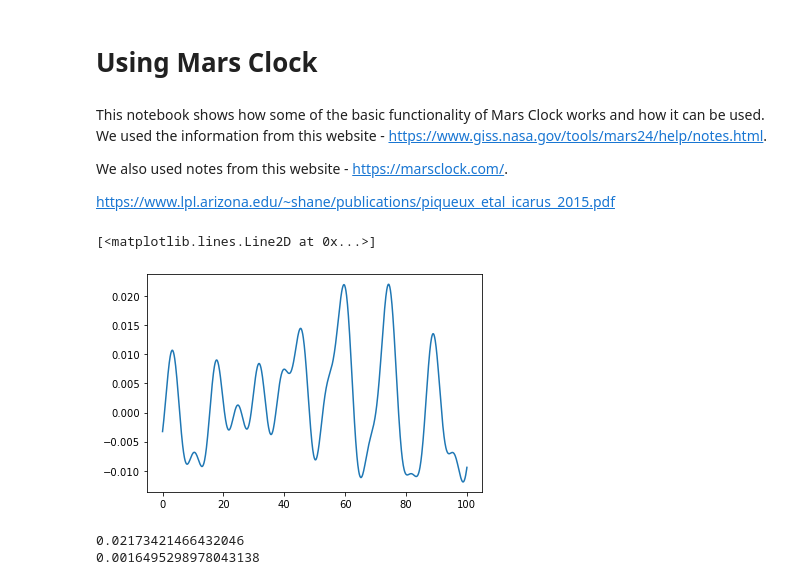
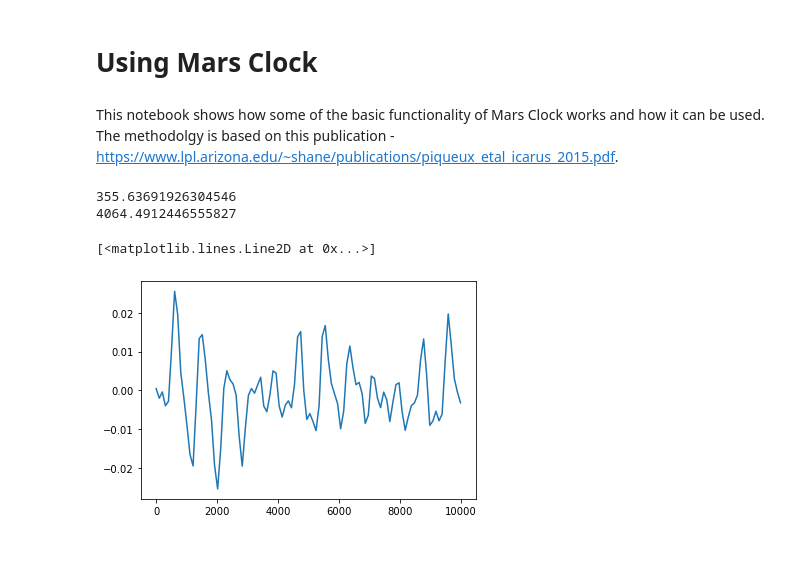
Before and after one commit to BoiseStatePlanetary/mars_clock, a Jupyter notebook: docs/examples/Using_Mars_Clock.ipynb, the cells around one changed output. Drawn from its saved outputs; the diff is of its cells as text; code cells hidden in the pictures; blank space fills up the shorter version.

```diff
--- a/docs/examples/Using_Mars_Clock.ipynb
+++ b/docs/examples/Using_Mars_Clock.ipynb
@@ -1,11 +1,7 @@
 # %% [markdown]
 # Using Mars Clock
 # %% [markdown]
-This notebook shows how some of the basic functionality of Mars Clock works and how it can be used. We used the information from this website - https://www.giss.nasa.gov/tools/mars24/help/notes.html.
-
-We also used notes from this website - https://marsclock.com/.
-
-https://www.lpl.arizona.edu/~shane/publications/piqueux_etal_icarus_2015.pdf
+This notebook shows how some of the basic functionality of Mars Clock works and how it can be used. The methodolgy is based on this publication - https://www.lpl.arizona.edu/~shane/publications/piqueux_etal_icarus_2015.pdf.
 # %%
 %matplotlib inline
 
@@ -174,32 +219,16 @@ def calc_Ls(delta_J2000, mod_360=True):
 
     return Ls
 # %%
-# Make pandas Timestamp
-ts = Time('2021-02-18 20:55', scale='utc').mjd
-msd = calc_mars_sol_date(ts)
-mtc = calc_mars_coordinated_time(msd)
-
-times = np.linspace(0., 100, 1000)
-plt.plot(times, calc_PBS(times))
+ts = Time('2021-02-18 20:55', scale='utc').jd - float_J2000
+print(calc_alpha(ts))
+print(calc_mean_anomaly(ts))
 # %% [output]
-[<matplotlib.lines.Line2D at 0x...>]
+355.63691926304546
+4064.4912446555827
-[figure, removed]
 # %%
-# Check that Ls at J2000 is the right value
-# assert(np.isclose(calc_Ls(0.), 272.4366730652975))
-
-# Ls = 0 dates given in https://www.lpl.arizona.edu/~shane/publications/piqueux_etal_icarus_2015.pdf
-
-# Dates given on https://www.planetary.org/articles/mars-calendar
-first_date_in_delta_J2000 = Time('1955-04-11 12:00:00', scale='utc').jd - float_J2000
-print(calc_Ls(first_date_in_delta_J2000))
-
-second_date = Time('1955-04-11 12:00:00', scale='utc').jd - float_J2000
-print(calc_Ls(-15649.090))
-
-# Perseverance_landing_datetime = Time("2021-02-18 20:44:00", scale='utc').jd# - float_J2000
-# print(Perseverance_landing_datetime)
+times = np.linspace(0., 10000, 100)
+plt.plot(times, calc_PPS(times))
 # %% [output]
-0.02173421466432046
-0.0016495298978043138
+[<matplotlib.lines.Line2D at 0x...>]
+[figure, added]
 # %%
```
Also changed, not shown: parts of 6 cells of this notebook, 1 other file.
